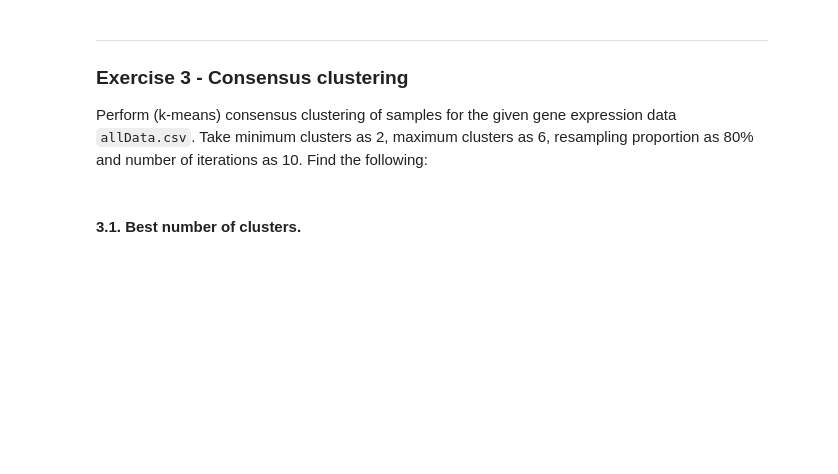
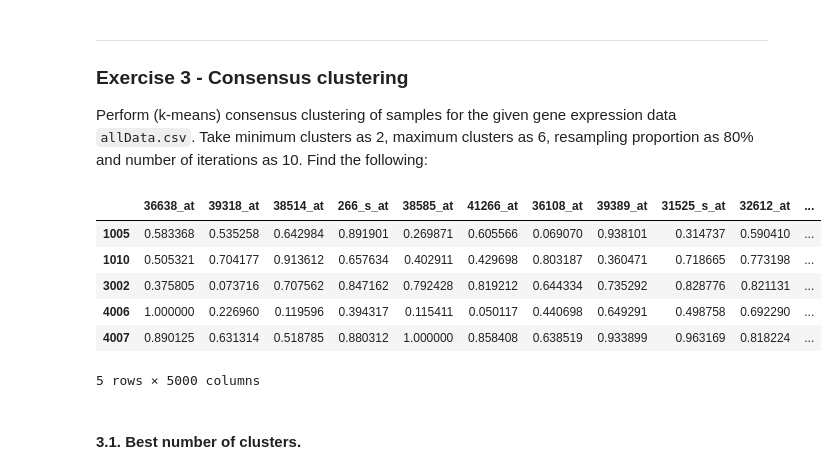
Before and after one commit to FabriceBeaumont/MA-INF_4216_Biomedical_DS_and_AI, a Jupyter notebook: Sheet5/Assignment5_Solutions.ipynb, the cells around one changed output. Cells and saved outputs as stored; diff of their text form; code cells hidden in the pictures; blank space fills up the shorter version.

```diff
--- a/Sheet5/Assignment5_Solutions.ipynb
+++ b/Sheet5/Assignment5_Solutions.ipynb
@@ -296,3 +301,15 @@ Perform (k-means) consensus clustering of samples for the given gene
 expression data `allData.csv`. Take minimum clusters as 2, maximum clusters as
 6, resampling proportion as 80% and number of iterations as 10. Find the
 following:
+# %%
+gene_data = pd.read_csv('allData.csv', index_col="Unnamed: 0")
+gene_data = gene_data.fillna(0)
+gene_data.head()
+# %% [output]
+|  | 36638_at | 39318_at | 38514_at | 266_s_at | 38585_at | 41266_at | 36108_at | 39389_at | 31525_s_at | 32612_at | ... |
+| 1005 | 0.583368 | 0.535258 | 0.642984 | 0.891901 | 0.269871 | 0.605566 | 0.069070 | 0.938101 | 0.314737 | 0.590410 | ... |
+| 1010 | 0.505321 | 0.704177 | 0.913612 | 0.657634 | 0.402911 | 0.429698 | 0.803187 | 0.360471 | 0.718665 | 0.773198 | ... |
+| 3002 | 0.375805 | 0.073716 | 0.707562 | 0.847162 | 0.792428 | 0.819212 | 0.644334 | 0.735292 | 0.828776 | 0.821131 | ... |
+| 4006 | 1.000000 | 0.226960 | 0.119596 | 0.394317 | 0.115411 | 0.050117 | 0.440698 | 0.649291 | 0.498758 | 0.692290 | ... |
+| 4007 | 0.890125 | 0.631314 | 0.518785 | 0.880312 | 1.000000 | 0.858408 | 0.638519 | 0.933899 | 0.963169 | 0.818224 | ... |
+5 rows × 5000 columns
```
Also changed, not shown: parts of 6 cells of this notebook.
